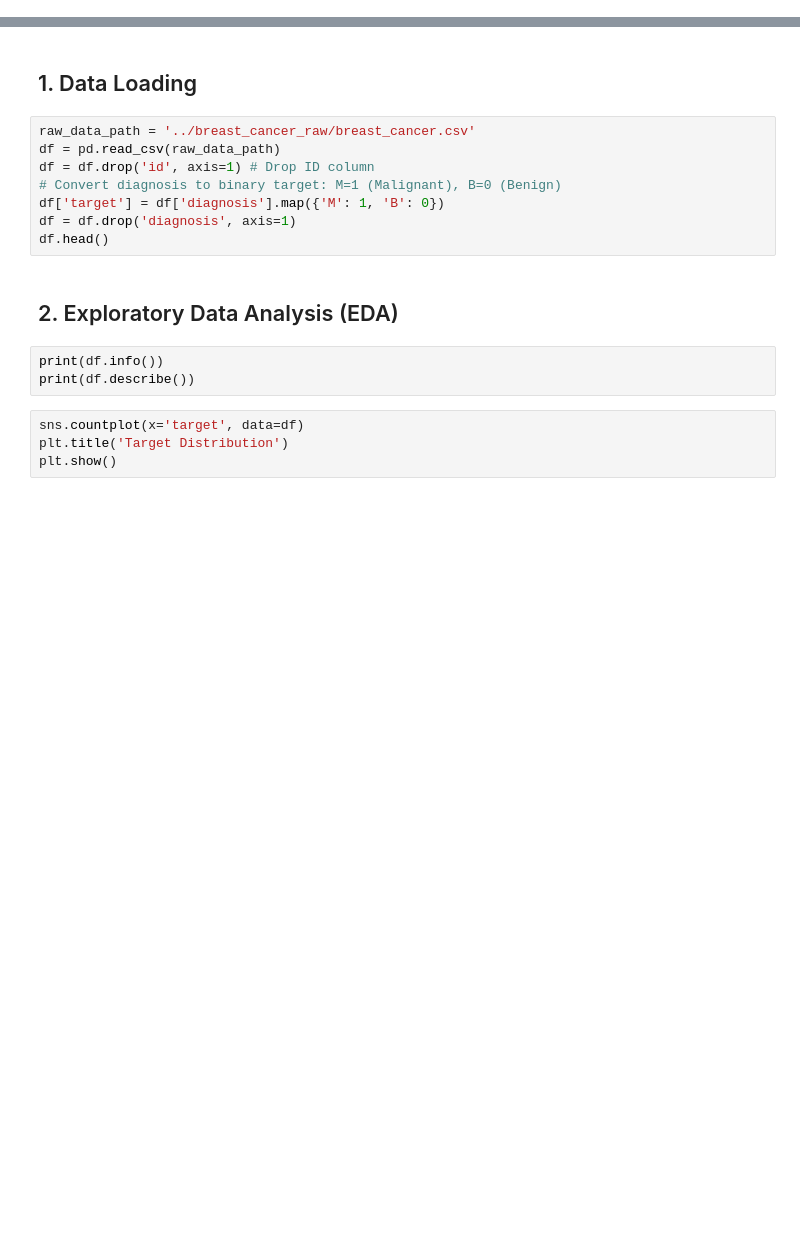
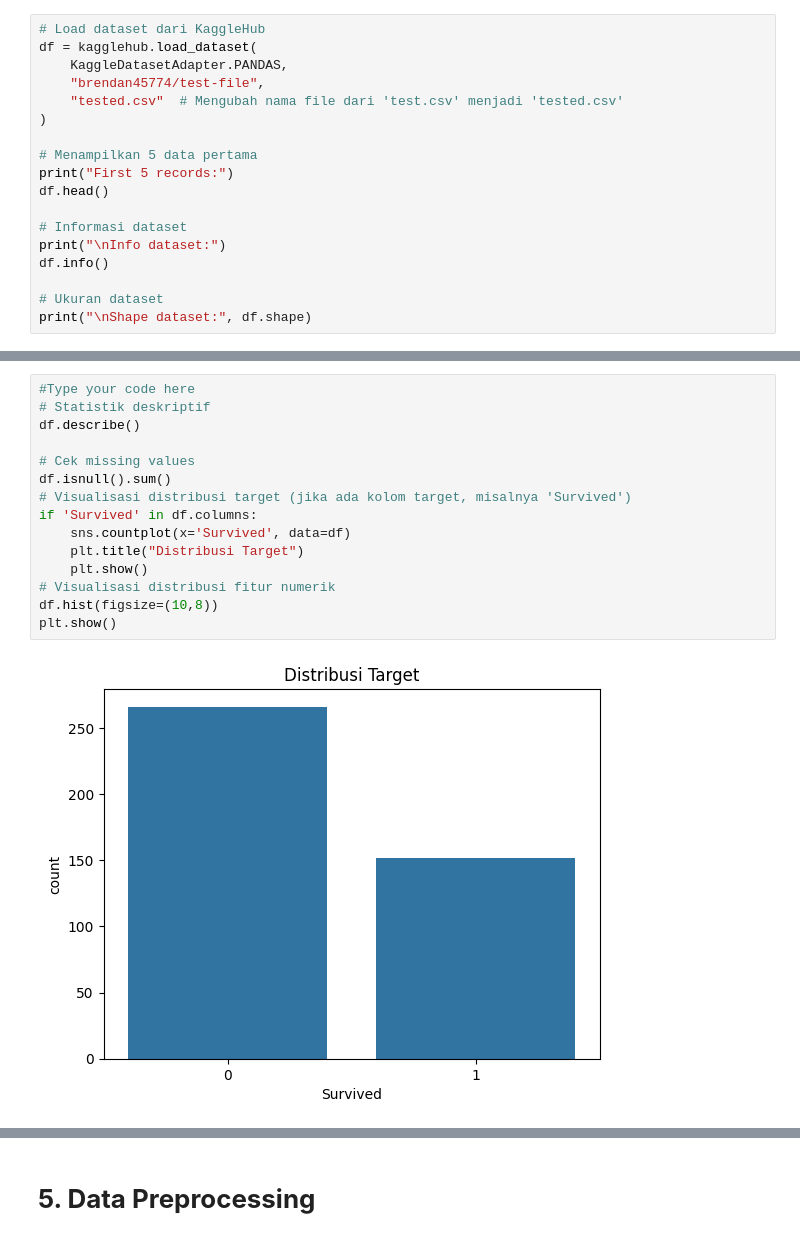
Before and after one commit to Ethern-ram/Eksperimen_SML_Erlangga-, a Jupyter notebook: preprocessing/Eksperimen_Erlangga.ipynb, the cells around one changed output, grey strips where cells are left out. Cells and saved outputs as stored; diff of their text form; blank space fills up the shorter version.

```diff
--- a/preprocessing/Eksperimen_Erlangga.ipynb
+++ b/preprocessing/Eksperimen_Erlangga.ipynb
@@ -11,0 +39,18 @@ import os
+# %%
+# Load dataset dari KaggleHub
+df = kagglehub.load_dataset(
+    KaggleDatasetAdapter.PANDAS,
+    "brendan45774/test-file",
+    "tested.csv"  # Mengubah nama file dari 'test.csv' menjadi 'tested.csv'
+)
+
+# Menampilkan 5 data pertama
+print("First 5 records:")
+df.head()
+
+# Informasi dataset
+print("\nInfo dataset:")
+df.info()
+
+# Ukuran dataset
+print("\nShape dataset:", df.shape)
@@ -11,0 +81,17 @@ import os
+# %%
+#Type your code here
+# Statistik deskriptif
+df.describe()
+
+# Cek missing values
+df.isnull().sum()
+# Visualisasi distribusi target (jika ada kolom target, misalnya 'Survived')
+if 'Survived' in df.columns:
+    sns.countplot(x='Survived', data=df)
+    plt.title("Distribusi Target")
+    plt.show()
+# Visualisasi distribusi fitur numerik
+df.hist(figsize=(10,8))
+plt.show()
+# %% [output]
+[figure, added]
@@ -12,19 +99,2 @@ import os
 # %% [markdown]
-## 1. Data Loading
+# **5. Data Preprocessing**
-# %%
-raw_data_path = '../breast_cancer_raw/breast_cancer.csv'
-df = pd.read_csv(raw_data_path)
-df = df.drop('id', axis=1) # Drop ID column
-# Convert diagnosis to binary target: M=1 (Malignant), B=0 (Benign)
-df['target'] = df['diagnosis'].map({'M': 1, 'B': 0})
-df = df.drop('diagnosis', axis=1)
-df.head()
-# %% [markdown]
-## 2. Exploratory Data Analysis (EDA)
-# %%
-print(df.info())
-print(df.describe())
-# %%
-sns.countplot(x='target', data=df)
-plt.title('Target Distribution')
-plt.show()
```
Also changed, not shown: parts of 16 cells of this notebook.
